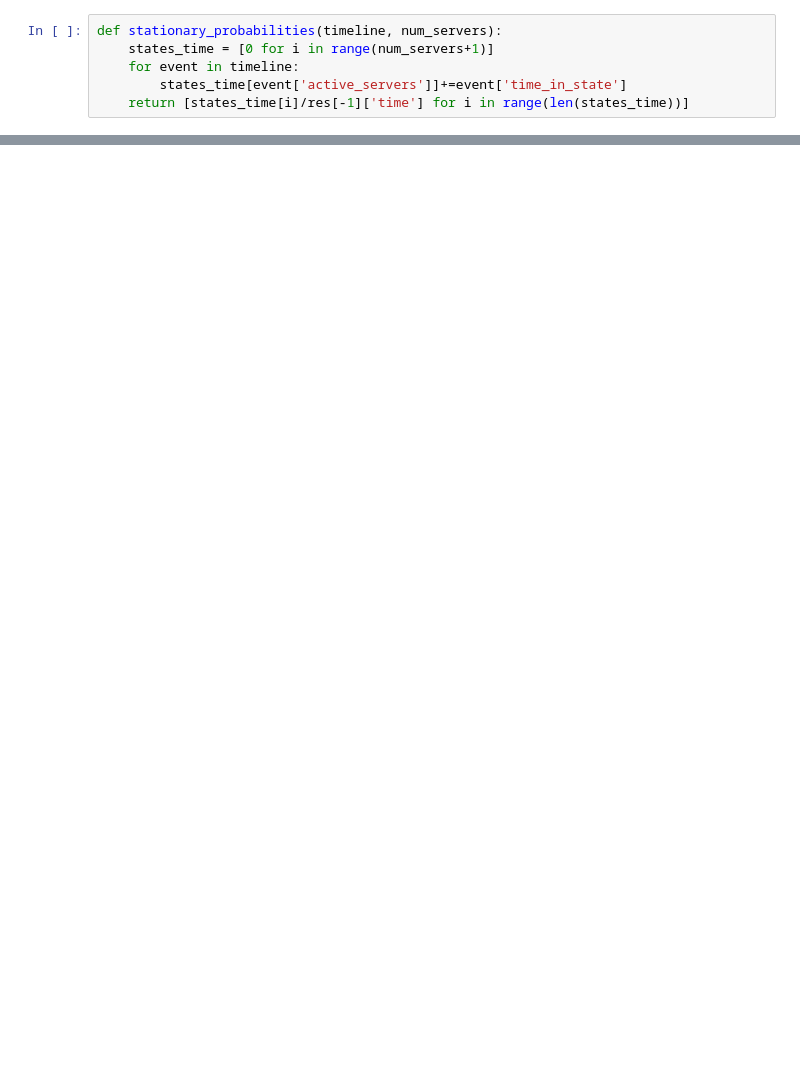
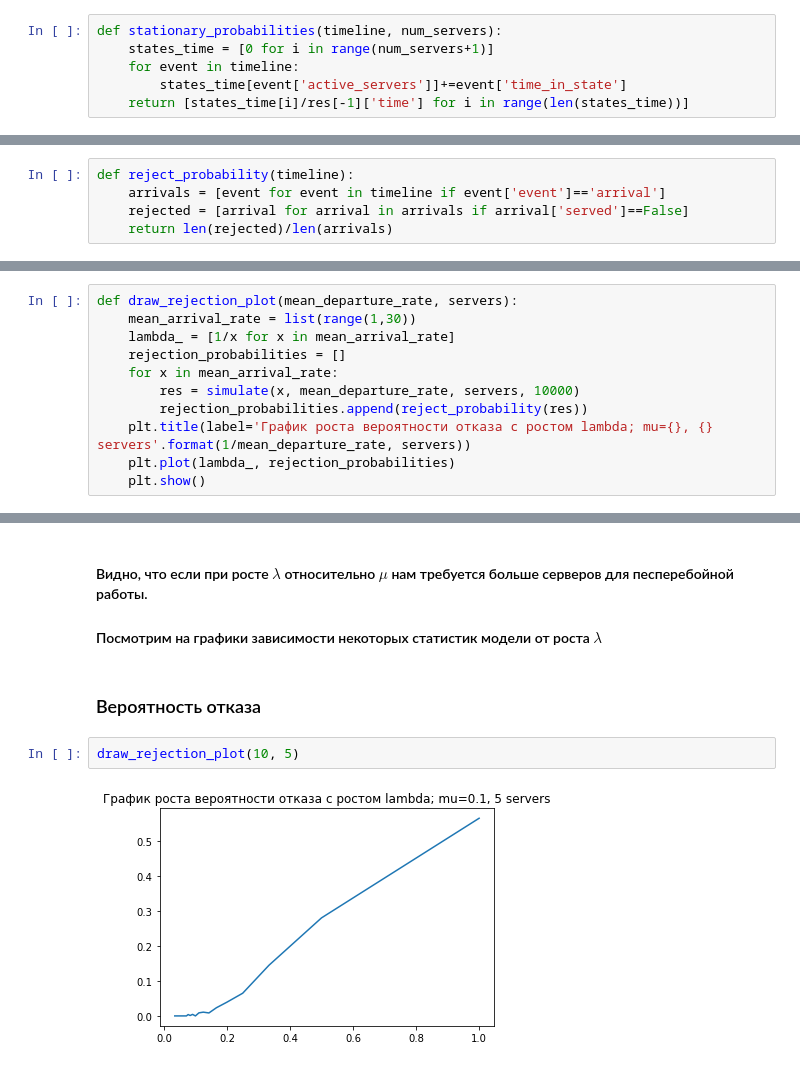
Before and after one commit to dlots/MMc, a Jupyter notebook: report.ipynb, the cells around one changed output, grey strips where cells are left out. Cells and saved outputs as stored; diff of their text form; blank space fills up the shorter version.

```diff
--- a/report.ipynb
+++ b/report.ipynb
@@ -59,0 +42,5 @@ for i in range(len(probs)):
+# %%
+def reject_probability(timeline):
+    arrivals = [event for event in timeline if event['event']=='arrival']
+    rejected = [arrival for arrival in arrivals if arrival['served']==False]
+    return len(rejected)/len(arrivals)
@@ -59,0 +76,11 @@ for i in range(len(probs)):
+# %%
+def draw_rejection_plot(mean_departure_rate, servers):
+    mean_arrival_rate = list(range(1,30))
+    lambda_ = [1/x for x in mean_arrival_rate]
+    rejection_probabilities = []
+    for x in mean_arrival_rate:
+        res = simulate(x, mean_departure_rate, servers, 10000)
+        rejection_probabilities.append(reject_probability(res))
+    plt.title(label='График роста вероятности отказа с ростом lambda; mu={}, {} servers'.format(1/mean_departure_rate, servers))
+    plt.plot(lambda_, rejection_probabilities)
+    plt.show()
@@ -59,0 +129,9 @@ for i in range(len(probs)):
+# %% [markdown]
+#### Видно, что если при росте $\lambda$ относительно $\mu$ нам требуется больше серверов для песперебойной работы.
+#### Посмотрим на графики зависимости некоторых статистик модели от роста $\lambda$
+# %% [markdown]
+### Вероятность отказа
+# %%
+draw_rejection_plot(10, 5)
+# %% [output]
+[figure, added]
```
Also changed, not shown: parts of 56 cells of this notebook.
